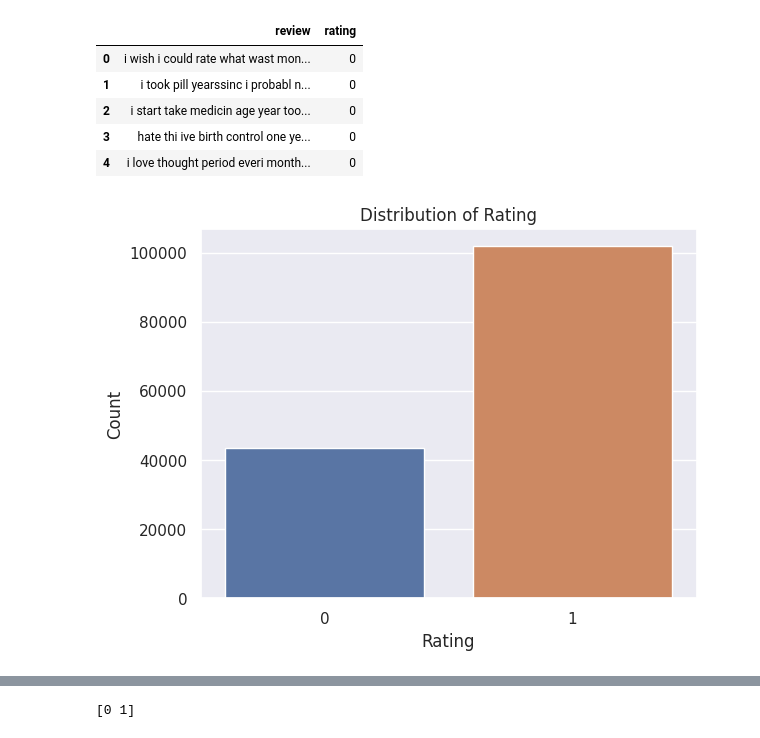
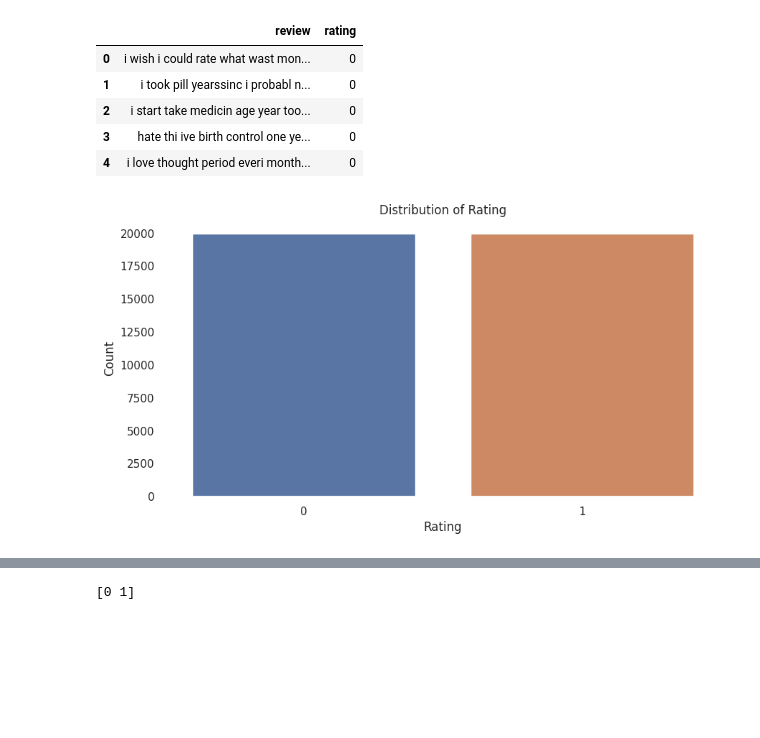
Before and after one commit to michellejieli/Whoop, a Jupyter notebook: naive_bayes.ipynb, the cells around one changed output, grey strips where cells are left out. Cells and saved outputs as stored; diff of their text form; code cells hidden in the pictures; blank space fills up the shorter version.

Commit message:
plots

```diff
--- a/naive_bayes.ipynb
+++ b/naive_bayes.ipynb
@@ -63,20 +63,24 @@ train_data.head()
 # %%
 # look at distribution of rating
 def look_at_rating(train_csv):
     # read train csv file
     df = pd.read_csv(train_csv)
+    # set plot size
+    plt.figure(figsize=(10, 5))
     # plot distribution of rating
     fig = sns.countplot(x='rating', data=df)
     fig.set_title('Distribution of Rating')
     fig.set_xlabel('Rating')
     fig.set_ylabel('Count')
+    # remove background color
+    fig.set_facecolor('white')
     # return plot object
     return fig
 
 # look at distribution of rating
-plt = look_at_rating('final_data/train.csv')
+plt = look_at_rating('final_data/train_balanced.csv')
 
 # save plot
 plt.figure.savefig('plots/train_rating_distribution.png')
 # %% [output]
-[figure, old version]
+[figure, new version]
```
Also changed, not shown: parts of 25 cells of this notebook, 6 other files.
